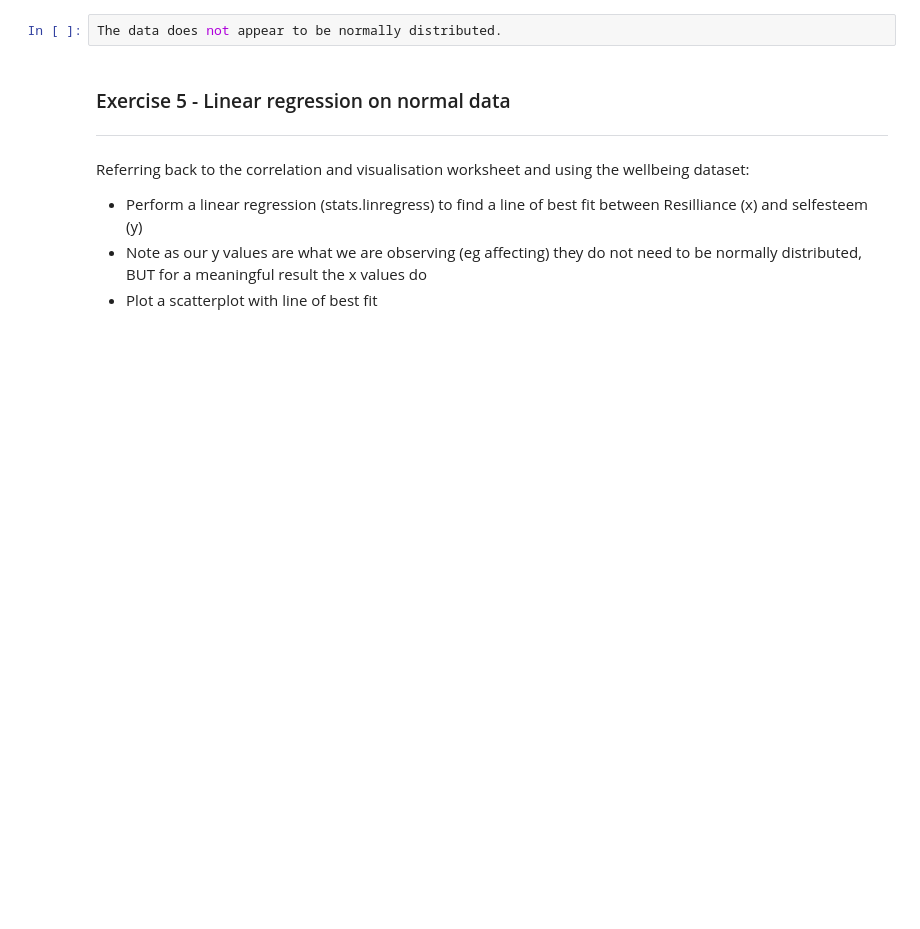
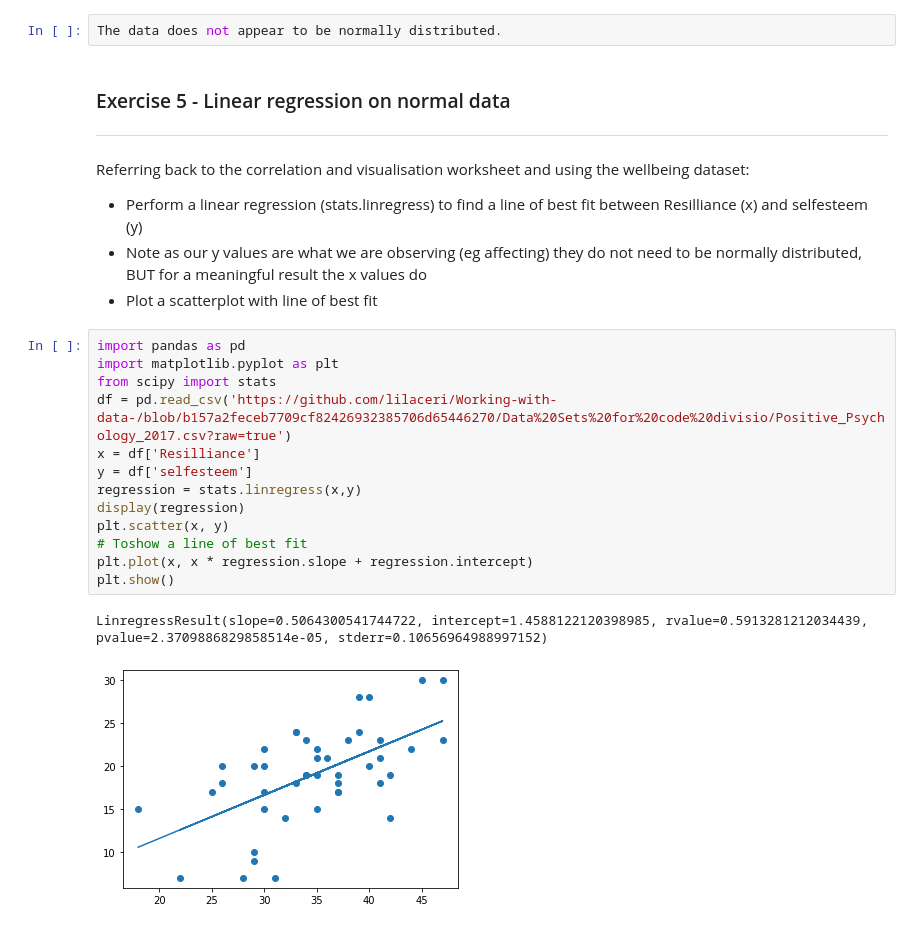
Before and after one commit to Jojomaque/Portfolio, a Jupyter notebook: Jojo_Testing_for_normality.ipynb, the cells around one changed output. Drawn from its saved outputs; the diff is of its cells as text; blank space fills up the shorter version.

```diff
--- a/Jojo_Testing_for_normality.ipynb
+++ b/Jojo_Testing_for_normality.ipynb
@@ -223,3 +223,19 @@ Referring back to the correlation and visualisation worksheet and using the well
 * Perform a linear regression (stats.linregress) to find a line of best fit between Resilliance (x) and selfesteem (y)
 * Note as our y values are what we are observing (eg affecting) they do not need to be normally distributed, BUT for a meaningful result the x values do
 * Plot a scatterplot with line of best fit
+# %%
+import pandas as pd
+import matplotlib.pyplot as plt
+from scipy import stats
+df = pd.read_csv('https://github.com/lilaceri/Working-with-data-/blob/b157a2feceb7709cf82426932385706d65446270/Data%20Sets%20for%20code%20divisio/Positive_Psychology_2017.csv?raw=true')
+x = df['Resilliance']
+y = df['selfesteem']
+regression = stats.linregress(x,y)
+display(regression)
+plt.scatter(x, y)
+# Toshow a line of best fit
+plt.plot(x, x * regression.slope + regression.intercept)
+plt.show()
+# %% [output]
+LinregressResult(slope=0.5064300541744722, intercept=1.4588122120398985, rvalue=0.5913281212034439, pvalue=2.3709886829858514e-05, stderr=0.10656964988997152)
+[figure, added]
```
Also changed, not shown: parts of 3 cells of this notebook.
